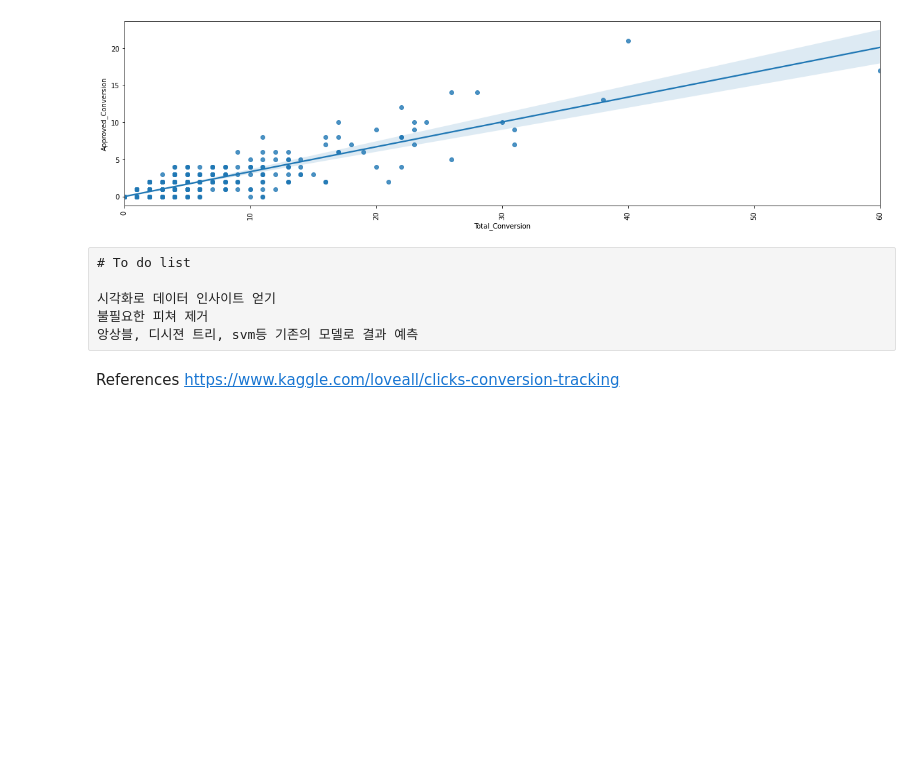
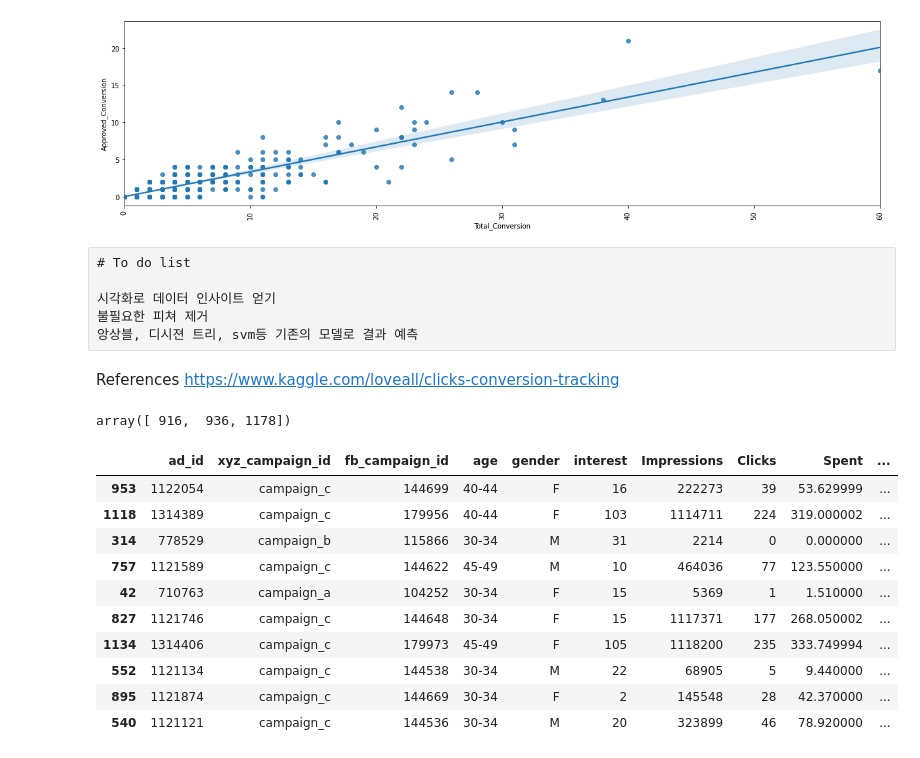
Before and after one commit to ojjy/datascience, a Jupyter notebook: ads/ads.ipynb, the cells around one changed output. Drawn from its saved outputs; the diff is of its cells as text; code cells hidden in the pictures; blank space fills up the shorter version.

```diff
--- a/ads/ads.ipynb
+++ b/ads/ads.ipynb
@@ -182,3 +182,7 @@ plt.show()
 # %% [markdown]
 References
 https://www.kaggle.com/loveall/clicks-conversion-tracking
+# %%
+df['xyz_campaign_id'].unique()
+# %% [output]
+array([ 916,  936, 1178])
@@ -184,0 +191,14 @@ https://www.kaggle.com/loveall/clicks-conversion-tracking
+# %%
+df.sample(10)
+# %% [output]
+|  | ad_id | xyz_campaign_id | fb_campaign_id | age | gender | interest | Impressions | Clicks | Spent | ... |
+| 953 | 1122054 | campaign_c | 144699 | 40-44 | F | 16 | 222273 | 39 | 53.629999 | ... |
+| 1118 | 1314389 | campaign_c | 179956 | 40-44 | F | 103 | 1114711 | 224 | 319.000002 | ... |
+| 314 | 778529 | campaign_b | 115866 | 30-34 | M | 31 | 2214 | 0 | 0.000000 | ... |
+| 757 | 1121589 | campaign_c | 144622 | 45-49 | M | 10 | 464036 | 77 | 123.550000 | ... |
+| 42 | 710763 | campaign_a | 104252 | 30-34 | F | 15 | 5369 | 1 | 1.510000 | ... |
+| 827 | 1121746 | campaign_c | 144648 | 30-34 | F | 15 | 1117371 | 177 | 268.050002 | ... |
+| 1134 | 1314406 | campaign_c | 179973 | 45-49 | F | 105 | 1118200 | 235 | 333.749994 | ... |
+| 552 | 1121134 | campaign_c | 144538 | 30-34 | M | 22 | 68905 | 5 | 9.440000 | ... |
+| 895 | 1121874 | campaign_c | 144669 | 30-34 | F | 2 | 145548 | 28 | 42.370000 | ... |
+| 540 | 1121121 | campaign_c | 144536 | 30-34 | M | 20 | 323899 | 46 | 78.920000 | ... |
```
Also changed, not shown: parts of 7 cells of this notebook.
